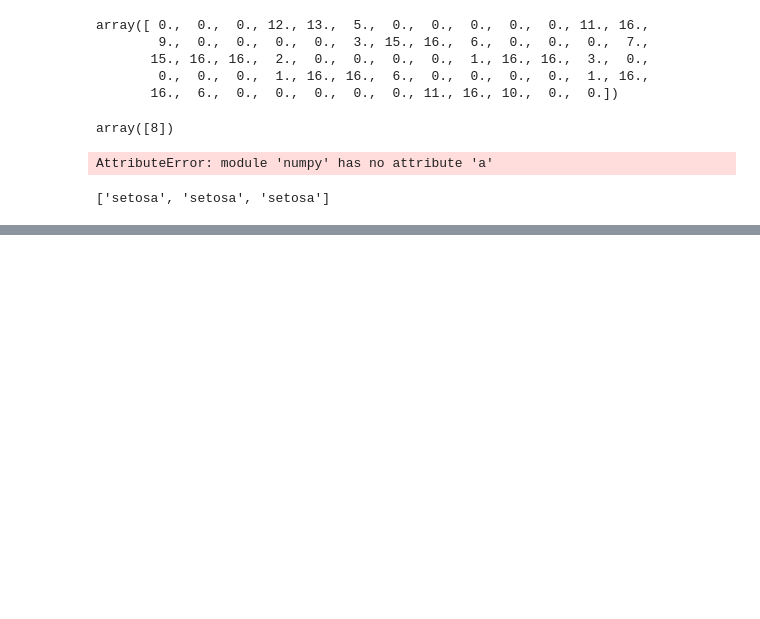
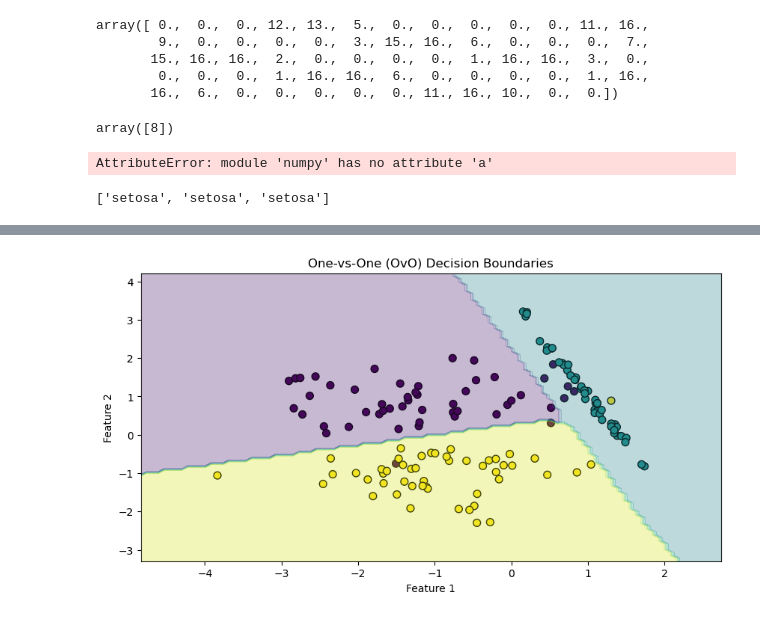
Before and after one commit to TangoMango223/schulich_MBAN6110, a Jupyter notebook: SVC_practice/iris.ipynb, the cells around one changed output, grey strips where cells are left out. Drawn from its saved outputs; the diff is of its cells as text; code cells hidden in the pictures; blank space fills up the shorter version.

```diff
--- a/SVC_practice/iris.ipynb
+++ b/SVC_practice/iris.ipynb
@@ -164,0 +342,23 @@ clf.predict(X[:5])
+# %%
+# Fit an OvO classifier
+ovo_clf = OneVsOneClassifier(SVC(kernel='linear', random_state=0)).fit(X_train, y_train)
+
+# Plot the decision boundaries for OvO
+plt.figure(figsize=(10, 5))
+plt.scatter(X[:, 0], X[:, 1], c=y, cmap='viridis', edgecolor='k', s=50)
+
+# Create a mesh grid
+xx, yy = np.meshgrid(np.linspace(X[:, 0].min() - 1, X[:, 0].max() + 1, 100),
+                     np.linspace(X[:, 1].min() - 1, X[:, 1].max() + 1, 100))
+
+# Plot the decision boundaries
+Z = ovo_clf.predict(np.c_[xx.ravel(), yy.ravel()])
+Z = Z.reshape(xx.shape)
+plt.contourf(xx, yy, Z, alpha=0.3, cmap='viridis')
+
+plt.title("One-vs-One (OvO) Decision Boundaries")
+plt.xlabel("Feature 1")
+plt.ylabel("Feature 2")
+plt.show()
+# %% [output]
+[figure, added]
```
Also changed, not shown: parts of 7 cells of this notebook, 2 other files.
